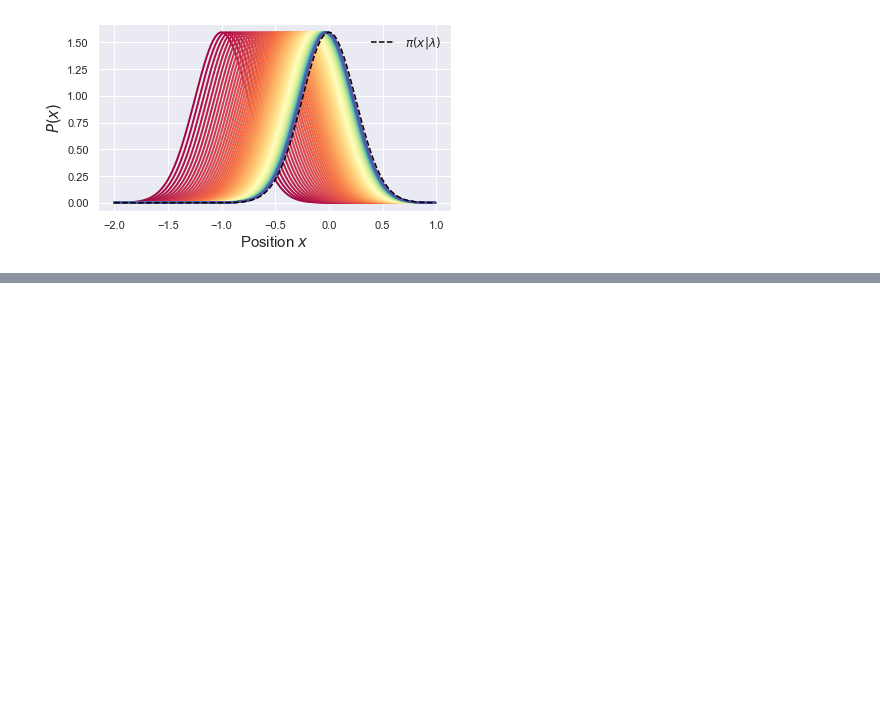
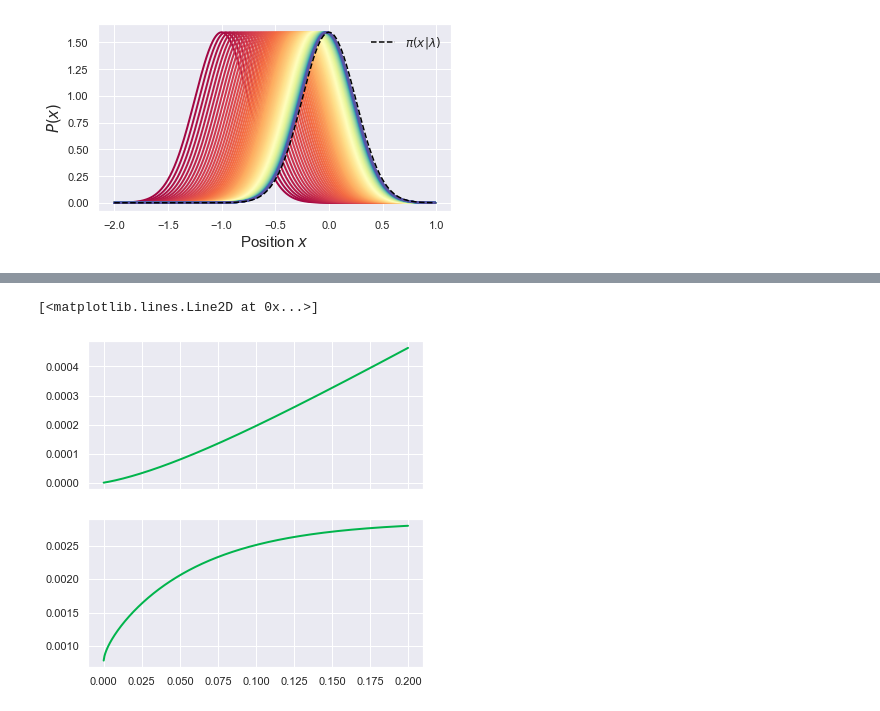
Before and after one commit to StevenJLarge/FokkerPlanck, a Jupyter notebook: notebooks/04-slarge-advection-diffusion.ipynb, the cells around one changed output, grey strips where cells are left out. Saved outputs shown, nothing was run; the diff lists cells and outputs as text; code cells hidden in the pictures; blank space fills up the shorter version.

```diff
--- a/notebooks/04-slarge-advection-diffusion.ipynb
+++ b/notebooks/04-slarge-advection-diffusion.ipynb
@@ -167,0 +274,29 @@ Text(0.5, 0, 'Time $t$')
+# %%
+# Now move on to work measurements and power calculations
+
+# Procedure to calculate:
+# - Initialize system in equilibrium distribution
+# - Start moving trap
+# - Dynamics will be under 'modified' Smoluchowski equation, with force term present
+# - Calculate work based on change in energy of current probability through time
+# - Compare with theoretical result
+
+fpe = FPE_Integrator_1D(D, dt, dx, x_array, boundaryCond='hard-wall', output=False)
+fpe.initializeProbability(0, init_var)
+
+lambda_vel = 0.5
+curr_time = 0
+counter = 0
+tot_time = 0.2
+prob_tracker = []
+time_tracker = []
+time_tracker_prob = []
+
+while curr_time < tot_time:
+    if counter % 10 == 0:
+        prob_tracker.append(fpe.prob.copy())
+        time_tracker_prob.append(curr_time)
+    fpe.work_step(([k_trap, 0]), ([k_trap, lambda_vel * dt]), ff.harmonicForce, ff.harmonicEnergy)
+    time_tracker.append(curr_time)
+    curr_time += dt
+    counter += 1
@@ -167,0 +311,7 @@ Text(0.5, 0, 'Time $t$')
+# %%
+fig, ax = plt.subplots(2, 1, figsize=(6, 6), sharex=True)
+ax[0].plot(time_tracker, fpe.workTracker, color=sns.xkcd_rgb["shamrock"], linewidth=2.0)
+ax[1].plot(time_tracker, fpe.powerTracker, color=sns.xkcd_rgb["shamrock"], linewidth=2.0)
+# %% [output]
+[<matplotlib.lines.Line2D at 0x...>]
+[figure, added]
```
Also changed, not shown: parts of 7 cells of this notebook.
